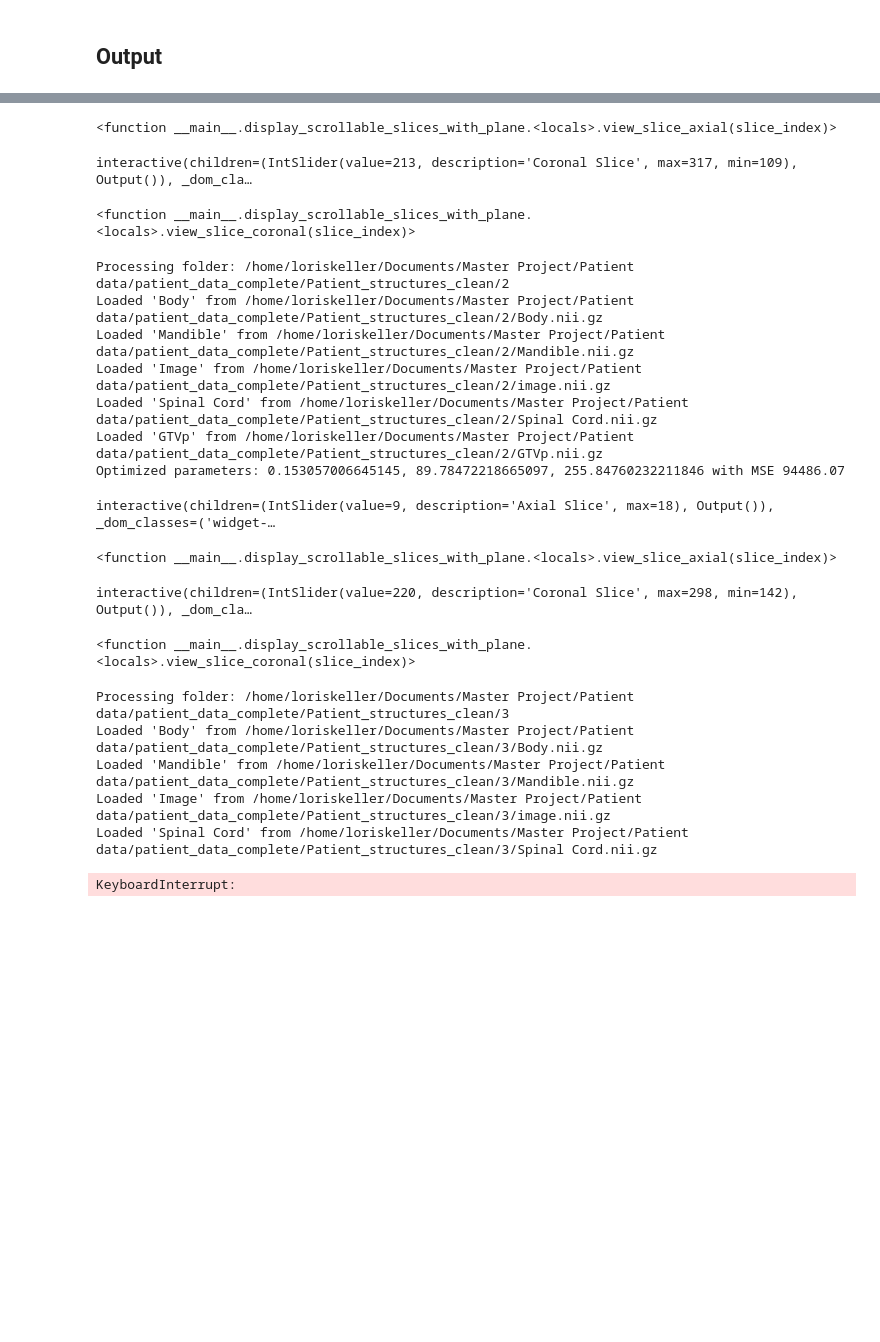
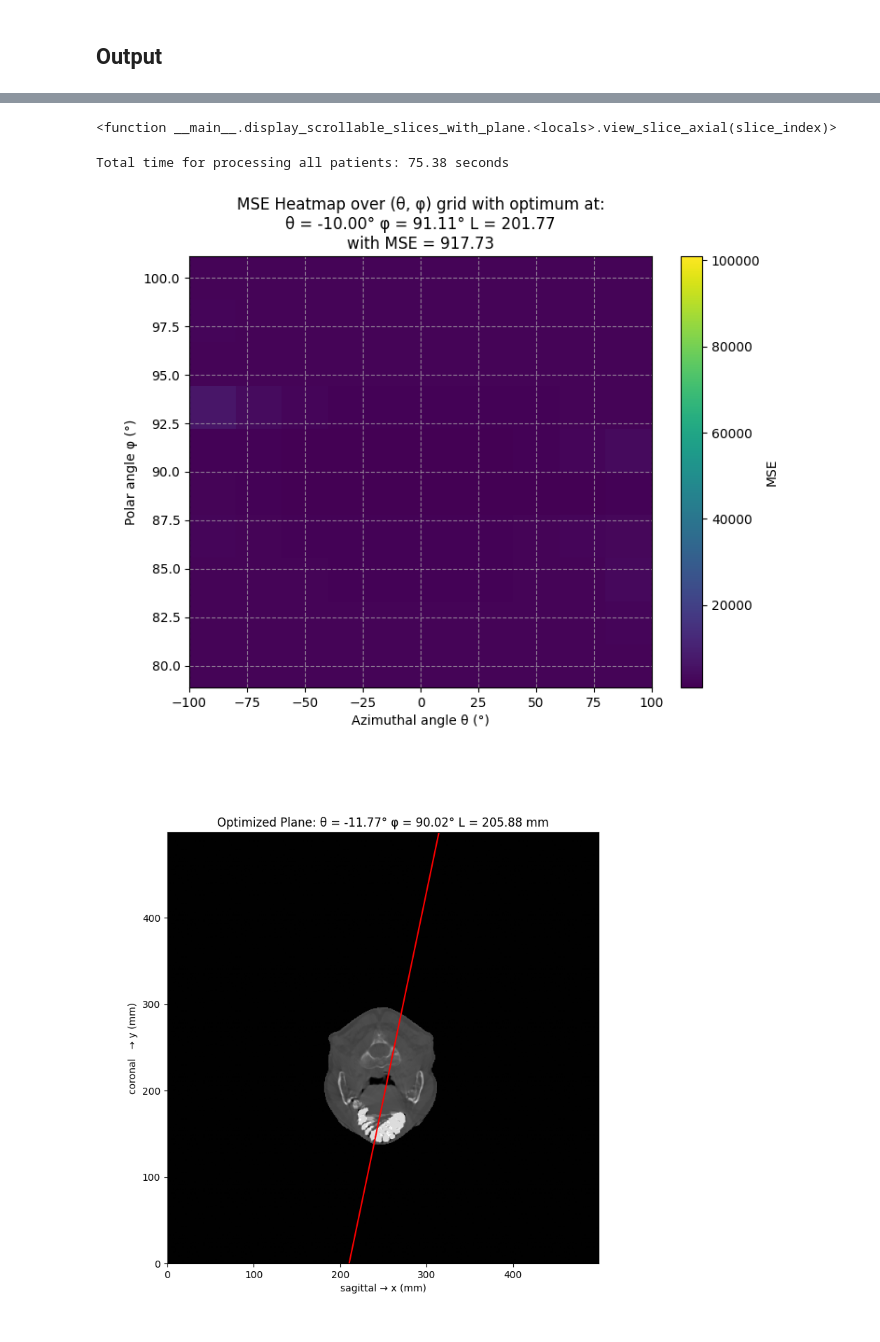
Before and after one commit to Kello-24/Mid-Sagittal-Plane-detection-CT, a Jupyter notebook: midsagittal_plane_functions.ipynb, the cells around one changed output, grey strips where cells are left out. Drawn from its saved outputs; the diff is of its cells as text; code cells hidden in the pictures; blank space fills up the shorter version.

Commit message:
adjusted some plotting functions and maybe more

```diff
--- a/midsagittal_plane_functions.ipynb
+++ b/midsagittal_plane_functions.ipynb
@@ -59,7 +59,7 @@ def load_nifti_file(file_path):
     # we want new_data[ coronal, sagittal, axial ]
     new_order = [idx_y, idx_x, idx_z]
     data = np.transpose(data, new_order)
-    voxel_size = tuple(voxel_size[new_order])
+    voxel_size = np.array(tuple(voxel_size[new_order]))
 
     return data, voxel_size
 
@@ -286,20 +426,18 @@ def compute_objective(params_array, image, interpolator_intensity, huber_loss=Fa
 # %% [markdown]
 ## Parameter Initialization
 # %%
-def parameter_initialization(image, bone, output_path, interpolator_intensity,
-                         azimuthal_deg=0, polar_deg=0, uncertainty = 90,
-                         initialization_steps=10, huber_loss=False):
-
+def parameter_initialization(image, bone, output_path, interpolator_intensity, voxel_size,
+                         azimuthal_deg_range=(0,90), polar_deg_range=(90,10),
+                         initialization_steps=10):
     start = time.time()
-    com = center_of_mass(image)
-    com = np.array([com[1], com[0], com[2]])
+    com_phy = center_of_mass(image) * voxel_size
+    com_coords_phy = np.array([com_phy[1], com_phy[0], com_phy[2]])
 
     # Define angular search ranges (in radians)
-    azimuthal_rad = np.deg2rad(azimuthal_deg)
-    polar_rad = np.deg2rad(polar_deg)
-    delta = np.deg2rad(uncertainty)
-    azimuthal_angles = np.linspace(azimuthal_rad - delta, azimuthal_rad + delta, initialization_steps)
-    polar_angles = np.linspace(polar_rad - delta, polar_rad + delta, initialization_steps)
+    azimuthal_rad, delta_azimuthal_rad = np.deg2rad(azimuthal_deg_range)
+    polar_rad, delta_polar_rad = np.deg2rad(polar_deg_range)
+    azimuthal_angles = np.linspace(azimuthal_rad - delta_azimuthal_rad, azimuthal_rad + delta_azimuthal_rad, initialization_steps)
+    polar_angles = np.linspace(polar_rad - delta_polar_rad, polar_rad + delta_polar_rad, initialization_steps)
     os.makedirs(output_path, exist_ok=True)
     mse_array_file = os.path.join(output_path, f"Initialization_obj_fun.npy")
     plane_params_file = os.path.join(output_path, f"Initialization_plane_params.npy")
@@ -308,9 +446,9 @@ def parameter_initialization(image, bone, output_path, interpolator_intensity,
         print("Starting parameter initialization...")
         θ, φ = np.meshgrid(azimuthal_angles, polar_angles, indexing='ij')
         n = generate_normal(θ, φ)
-        L = np.tensordot(n, com, axes=([0],[0]))
+        L = np.tensordot(n, com_coords_phy, axes=([0],[0]))
         planes = np.stack([θ.ravel(), φ.ravel(), L.ravel()], axis=1)
-        mse_array = np.array([compute_objective(p, bone, interpolator_intensity, huber_loss) for p in planes])
+        mse_array = np.array([compute_objective(p, bone, interpolator_intensity, voxel_size) for p in planes])
         # for parameter in planes:
         #     plot_middle_slice_with_planes(image, [parameter], com = com, title = f"parameters {np.rad2deg(parameter[0]):.2f} {np.rad2deg(parameter[1]):.2f} {parameter[2]:.2f}")
         np.save(mse_array_file, mse_array)
@@ -323,10 +461,12 @@ def parameter_initialization(image, bone, output_path, interpolator_intensity,
         planes_deg = np.rad2deg(planes[:, :2])
     best_mse_index = np.argmin(mse_array)
     best_params = planes[best_mse_index]
-    #plot_mse_heatmap(azimuthal_angles, polar_angles, mse_array, title=f"MSE Heatmap over (θ, φ) grid with optimum at:\nθ = {np.rad2deg(best_params[0]):.2f}° φ = {np.rad2deg(best_params[1]):.2f}° L = {best_params[2]:.2f}\nwith MSE = {mse_array[best_mse_index]:.2f}")
+    plot_mse_heatmap(azimuthal_angles, polar_angles, mse_array,
+                     title=f"MSE Heatmap over (θ, φ) grid with optimum at:\nθ = {np.rad2deg(best_params[0]):.2f}° φ = {np.rad2deg(best_params[1]):.2f}° L = {best_params[2]:.2f}\nwith MSE = {mse_array[best_mse_index]:.2f}",
+                     output_path=output_path)
     return best_params, mse_array[best_mse_index]
 
-def plot_mse_heatmap(azimuthal_angles, polar_angles, mse_array, title="MSE Heatmap"):
+def plot_mse_heatmap(azimuthal_angles, polar_angles, mse_array, title="MSE Heatmap", output_path=None):
     """
     Plots a 2D heatmap of MSE over the (θ, φ) grid.
 
@@ -360,6 +500,8 @@ def plot_mse_heatmap(azimuthal_angles, polar_angles, mse_array, title="MSE Heatm
     plt.ylabel('Polar angle φ (°)')
     plt.title(title)
     plt.grid(visible=True, linestyle='--', alpha=0.7)
-    plt.show()
+    if output_path is not None:
+        plt.savefig(os.path.join(output_path, "mse_heatmap.png"), dpi=300)
+    #plt.show()
 # %% [markdown]
 ## Optimization
@@ -1261,7 +1220,6 @@ def real_distance_to_plane(x_voxel, theta, phi, L, voxel_size):
 
 data_path = r"/home/loriskeller/Documents/Master Project/Patient data/patient_data_complete/Patient_structures_clean"
 
-output_path = r"/home/loriskeller/Documents/Master Project/Results/12.05.25/MSE Huber Loss"
-MSP_pipeline(data_path, output_path, structure_names=["Image", "GTVp", "Mandible", "Spinal Cord", "Body"],
-                      HU_range=[300, 1500], slice_range=None, azimuthal_deg=0, polar_deg=90, uncertainty = 10, initialization_steps=10, huber_loss=True)
+output_path = r"/home/loriskeller/Documents/Master Project/Results/12.05.25/Tester"
+MSP_pipeline(data_path, output_path, structure_names=["Image", "GTVp", "Mandible", "Spinal Cord", "Body"], HU_range=[300, 5000])
 # %% [output]
@@ -1276,20 +1239,4 @@ interactive(children=(IntSlider(value=10, description='Axial Slice', max=19), Ou
 <function __main__.display_scrollable_slices_with_plane.<locals>.view_slice_axial(slice_index)>
-interactive(children=(IntSlider(value=213, description='Coronal Slice', max=317, min=109), Output()), _dom_cla…
+Total time for processing all patients: 75.38 seconds
-<function __main__.display_scrollable_slices_with_plane.<locals>.view_slice_coronal(slice_index)>
-Processing folder: /home/loriskeller/Documents/Master Project/Patient data/patient_data_complete/Patient_structures_clean/2
-Loaded 'Body' from /home/loriskeller/Documents/Master Project/Patient data/patient_data_complete/Patient_structures_clean/2/Body.nii.gz
-Loaded 'Mandible' from /home/loriskeller/Documents/Master Project/Patient data/patient_data_complete/Patient_structures_clean/2/Mandible.nii.gz
-Loaded 'Image' from /home/loriskeller/Documents/Master Project/Patient data/patient_data_complete/Patient_structures_clean/2/image.nii.gz
-Loaded 'Spinal Cord' from /home/loriskeller/Documents/Master Project/Patient data/patient_data_complete/Patient_structures_clean/2/Spinal Cord.nii.gz
-Loaded 'GTVp' from /home/loriskeller/Documents/Master Project/Patient data/patient_data_complete/Patient_structures_clean/2/GTVp.nii.gz
-Optimized parameters: 0.153057006645145, 89.78472218665097, 255.84760232211846 with MSE 94486.07
-interactive(children=(IntSlider(value=9, description='Axial Slice', max=18), Output()), _dom_classes=('widget-…
-<function __main__.display_scrollable_slices_with_plane.<locals>.view_slice_axial(slice_index)>
-interactive(children=(IntSlider(value=220, description='Coronal Slice', max=298, min=142), Output()), _dom_cla…
-<function __main__.display_scrollable_slices_with_plane.<locals>.view_slice_coronal(slice_index)>
-Processing folder: /home/loriskeller/Documents/Master Project/Patient data/patient_data_complete/Patient_structures_clean/3
-Loaded 'Body' from /home/loriskeller/Documents/Master Project/Patient data/patient_data_complete/Patient_structures_clean/3/Body.nii.gz
-Loaded 'Mandible' from /home/loriskeller/Documents/Master Project/Patient data/patient_data_complete/Patient_structures_clean/3/Mandible.nii.gz
-Loaded 'Image' from /home/loriskeller/Documents/Master Project/Patient data/patient_data_complete/Patient_structures_clean/3/image.nii.gz
-Loaded 'Spinal Cord' from /home/loriskeller/Documents/Master Project/Patient data/patient_data_complete/Patient_structures_clean/3/Spinal Cord.nii.gz
-KeyboardInterrupt:
+[figure, added]
+[figure, added]
```
Also changed, not shown: parts of 14 cells of this notebook.
